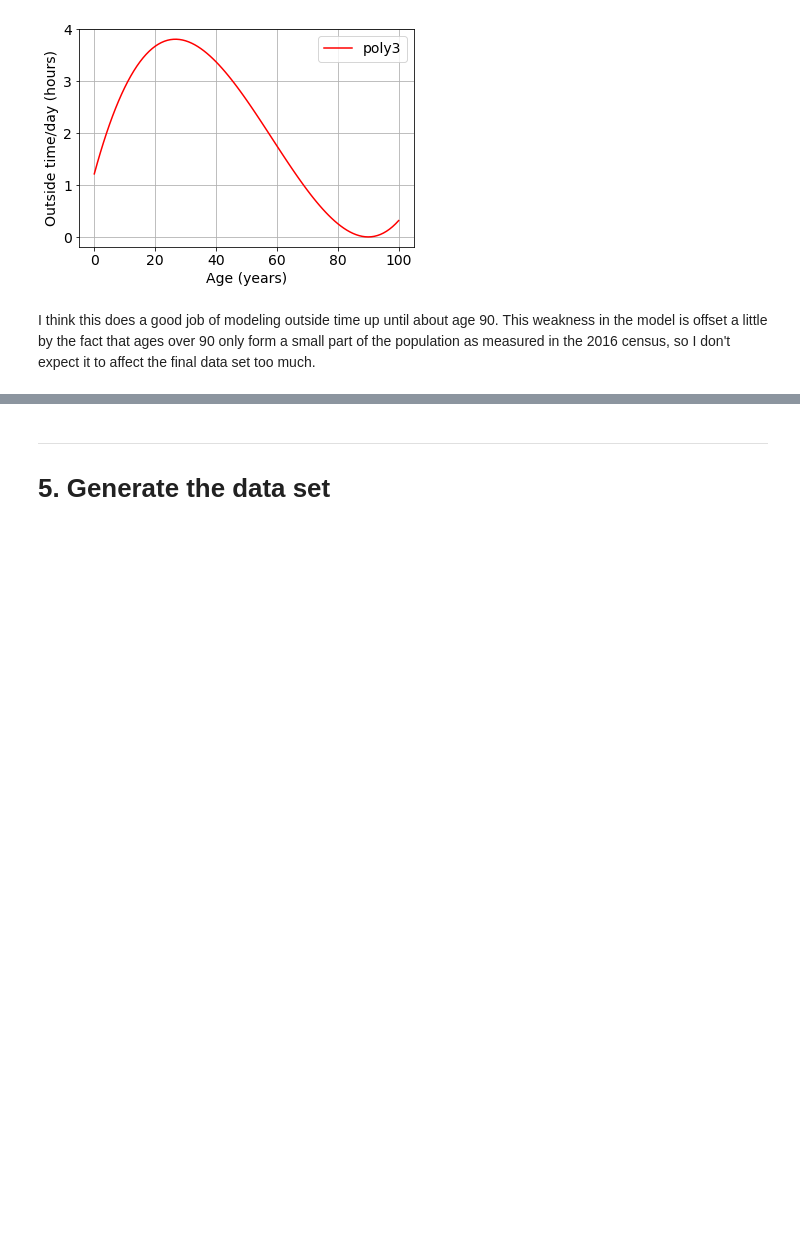
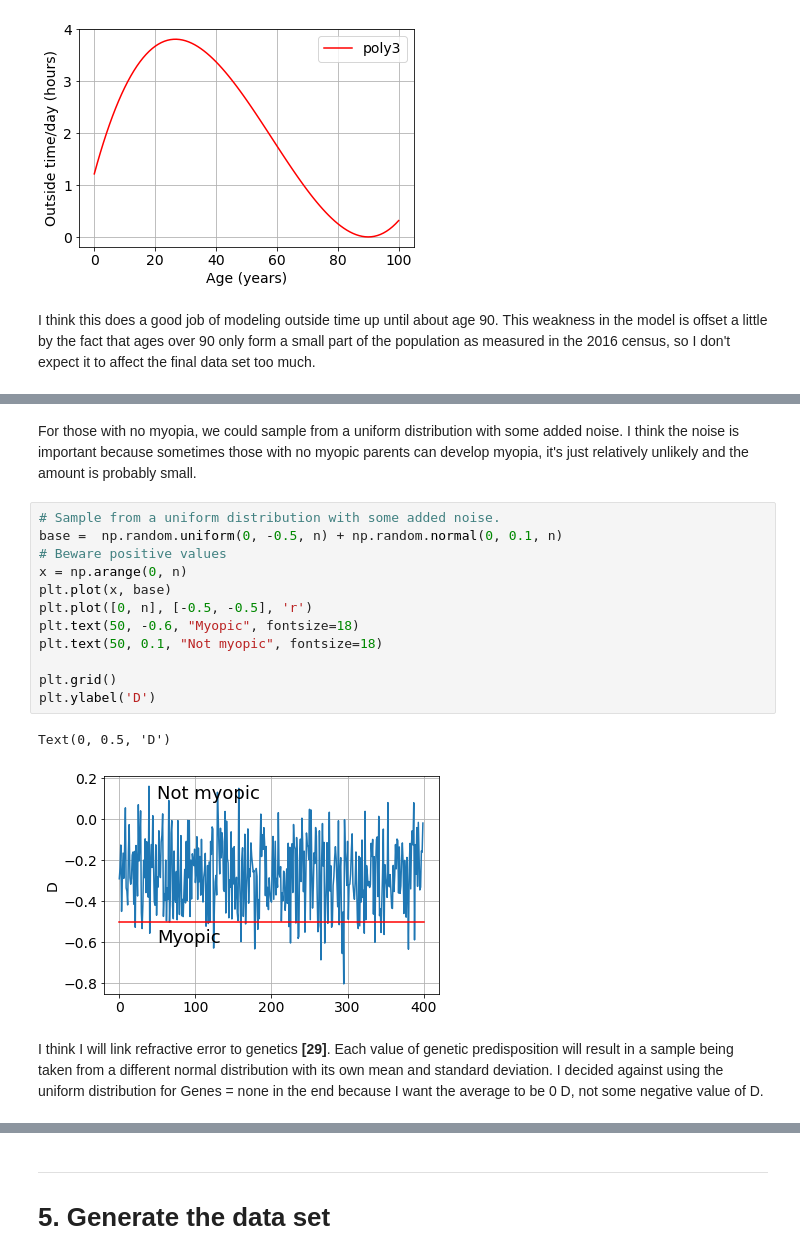
Before and after one commit to elizabethdaly/simulating-data, a Jupyter notebook: eyesight.ipynb, the cells around one changed output, grey strips where cells are left out. Saved outputs shown, nothing was run; the diff lists cells and outputs as text; blank space fills up the shorter version.

```diff
--- a/eyesight.ipynb
+++ b/eyesight.ipynb
@@ -468,0 +373,19 @@ I think this does a good job of modeling outside time up until about age 90. Thi
+# %% [markdown]
+For those with no myopia, we could sample from a uniform distribution with some added noise. I think the noise is important because sometimes those with no myopic parents can develop myopia, it's just relatively unlikely and the amount is probably small.
+# %%
+# Sample from a uniform distribution with some added noise.
+base =  np.random.uniform(0, -0.5, n) + np.random.normal(0, 0.1, n)
+# Beware positive values
+x = np.arange(0, n)
+plt.plot(x, base)
+plt.plot([0, n], [-0.5, -0.5], 'r')
+plt.text(50, -0.6, "Myopic", fontsize=18)
+plt.text(50, 0.1, "Not myopic", fontsize=18)
+
+plt.grid()
+plt.ylabel('D')
+# %% [output]
+Text(0, 0.5, 'D')
+[figure, added]
+# %% [markdown]
+I think I will link refractive error to genetics **[29]**. Each value of genetic predisposition will result in a sample being taken from a different normal distribution with its own mean and standard deviation. I decided against using the uniform distribution for Genes = none in the end because I want the average to be 0 D, not some negative value of D.
```
Also changed, not shown: parts of 39 cells of this notebook.
